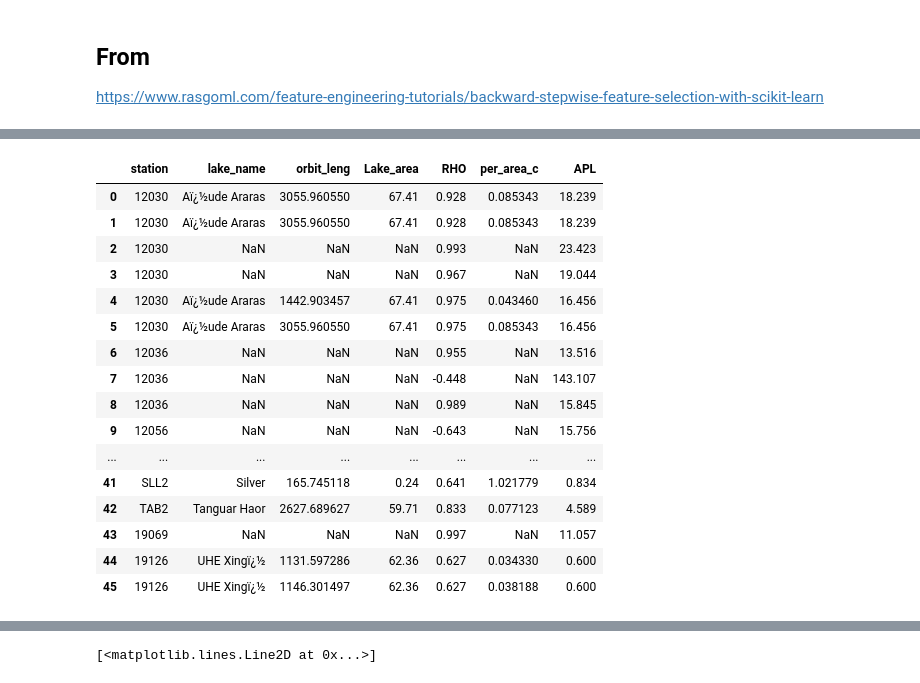
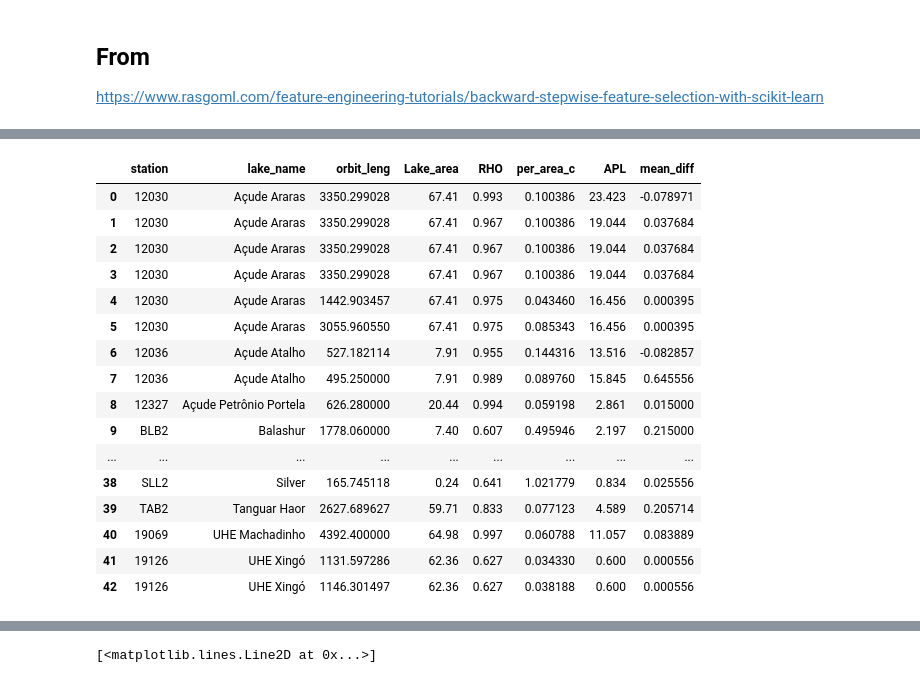
Before and after one commit to anmagomez/radar_altimetry_eval, a Jupyter notebook: src/example_importance.ipynb, the cells around one changed output, grey strips where cells are left out. Drawn from its saved outputs; the diff is of its cells as text; code cells hidden in the pictures.

```diff
--- a/src/example_importance.ipynb
+++ b/src/example_importance.ipynb
@@ -57,7 +60,7 @@ path_win='/home/angelica/Dropbox/apps/python_pychm/locss/data/area_orbits_in_lak
 
 df_shp_lenghts=gpd.read_file(path_win)
 df_shp_lenghts.head()
-path_results='../data/results/comparison__20221111_11_20.csv'
+path_results='../data/results/comparison__20221114_13_16.csv'
 
 # path_results='../data/results/comparison_ALL_20220906_16_59.csv'
 
@@ -89,4 +93,7 @@ dtale.show(df_shp_lenghts[['gauge_id','area_buffe', 'VS']])
 [interactive output not drawn]
 # %%
-df_results[['name_altis']]
+#Results that won't be included in the selection
+df_results=df_results.loc[~df_results['result_id'].isin([1,6,8, 21])]
+dtale.show(df_results)
+# df_results[['station','name_altis','RHO']]
 # %% [output]
@@ -110,9 +101,14 @@ df_results[['name_altis']]
 # %%
+
+df_results['name_altis'] = df_results['name_altis'].apply(lambda x: x.strip())
+
 df_merged=pd.merge(df_results,df_shp_lenghts, left_on='name_altis', right_on='VS', how='left')
 # df_merged=df_merged.loc[df_merged['source_x']=='LOCSS']
 # df_merged=df_merged.loc[~(df_merged['USE'].isnull())]
 # df_merged=df_merged.loc[df_merged['USE']!='N']
-df_merged.shape
+df_merged.columns#shape
 # df_merged.loc[df_merged['r2'].notna()]
-df_merged[['station','lake_name','orbit_leng','Lake_area', 'RHO', 'area_buffe']]
+# df_merged[['station','lake_name','orbit_leng','Lake_area', 'RHO', 'area_buffe']]
+df_merged=df_merged.rename(columns={'lake_name_x':'lake_name'})
+df_merged[['station','name_altis','VS','lake_name','lake_name_y','orbit_leng','Lake_area', 'RHO', 'area_buffe']].sort_values(by='station')
 # %% [output]
@@ -136,36 +142,73 @@ df_merged[['station','lake_name','orbit_leng','Lake_area', 'RHO', 'area_buffe']]
 # %%
+#fixing manually until I figure out why the merged is not working
 df_merged.loc[df_merged['station']=='CFN2','orbit_leng' ]=0
-df_merged.loc[df_merged['station']=='CFN2','lake_name' ]='Catfish'
+# df_merged.loc[df_merged['station']=='CFN2','lake_name' ]='Catfish'
 df_merged.loc[df_merged['station']=='CFN2','Lake_area' ]=3.72
 df_merged.loc[df_merged['station']=='CFN2','area_buffe' ]=0
+
 df_merged.loc[df_merged['station']=='YSL2','orbit_leng' ]=0
-df_merged.loc[df_merged['station']=='YSL2','lake_name' ]='Grays'
+# df_merged.loc[df_merged['station']=='YSL2','lake_name' ]='Grays'
 df_merged.loc[df_merged['station']=='YSL2','Lake_area' ]=0.27
 df_merged.loc[df_merged['station']=='YSL2','area_buffe' ]=0
+
+df_merged.loc[df_merged['station']=='MTN2','Lake_area' ]=159.97
+df_merged.loc[df_merged['station']=='MTN2','area_buffe' ]=16.46
+df_merged.loc[df_merged['station']=='MTN2','orbit_leng' ]=8332.24
+
+df_merged.loc[df_merged['station']=='VCN2','Lake_area' ]=159.97
+df_merged.loc[df_merged['station']=='VCN2','area_buffe' ]=16.46
+df_merged.loc[df_merged['station']=='VCN2','orbit_leng' ]=8332.24
+
+df_merged.loc[df_merged['station']=='BLB2','Lake_area' ]=7.4
+df_merged.loc[df_merged['station']=='BLB2','area_buffe' ]=3.67
+df_merged.loc[df_merged['station']=='BLB2','orbit_leng' ]=1778.06
+
+df_merged.loc[df_merged['altis']=='2234_AlTiS_TimeSeries_Sentinel-3A_0676_S4325','Lake_area' ]=8.9
+df_merged.loc[df_merged['altis']=='2234_AlTiS_TimeSeries_Sentinel-3A_0676_S4325','area_buffe' ]=1.178
+df_merged.loc[df_merged['altis']=='2234_AlTiS_TimeSeries_Sentinel-3A_0676_S4325','orbit_leng' ]=639.37
+
+df_merged.loc[df_merged['altis']=='12327_AlTiS_TimeSeries_Sentinel-3A_land_0760_S0901','Lake_area' ]=20.44
+df_merged.loc[df_merged['altis']=='12327_AlTiS_TimeSeries_Sentinel-3A_land_0760_S0901','area_buffe' ]=1.21
+df_merged.loc[df_merged['altis']=='12327_AlTiS_TimeSeries_Sentinel-3A_land_0760_S0901','orbit_leng' ]=626.28
+
+#I don't get why this doesnt work
+df_merged.loc[df_merged['altis']=='12036_AlTiS_TimeSeries_Sentinel-3B_land_0446_S0765','Lake_area' ]=7.91
+df_merged.loc[df_merged['altis']=='12036_AlTiS_TimeSeries_Sentinel-3B_land_0446_S0765','area_buffe' ]=0.71
+df_merged.loc[df_merged['altis']=='12036_AlTiS_TimeSeries_Sentinel-3B_land_0446_S0765','orbit_leng' ]=495.25
+
+#The difference with name_altis and VS is the word new
+df_merged.loc[df_merged['altis']=='19069_AlTiS_TimeSeries_Sentinel-3A_new_0190_S2751','Lake_area' ]=64.98
+df_merged.loc[df_merged['altis']=='19069_AlTiS_TimeSeries_Sentinel-3A_new_0190_S2751','area_buffe' ]=3.95
+df_merged.loc[df_merged['altis']=='19069_AlTiS_TimeSeries_Sentinel-3A_new_0190_S2751','orbit_leng' ]=4392.4
+
+df_merged.loc[df_merged['altis']=='19069_AlTiS_TimeSeries_Sentinel-3A_new_0190_S2751','Lake_area' ]=64.98
+df_merged.loc[df_merged['altis']=='19069_AlTiS_TimeSeries_Sentinel-3A_new_0190_S2751','area_buffe' ]=3.95
+df_merged.loc[df_merged['altis']=='19069_AlTiS_TimeSeries_Sentinel-3A_new_0190_S2751','orbit_leng' ]=4392.4
+
 
 #Exclude RAW2
 df_merged=df_merged.loc[df_merged['station']!='RAW2']
 df_merged['per_area_c']=df_merged['area_buffe']/df_merged['Lake_area']
 
 #Format all the names
 df_merged['lake_name']=df_merged['lake_name'].str.replace('Lake', '')
-df_merged[['station','lake_name','orbit_leng','Lake_area', 'RHO', 'per_area_c', 'APL']]
+df_merged[['station','lake_name','orbit_leng','Lake_area', 'RHO', 'per_area_c', 'APL', 'mean_diff']]
 # %% [output]
-|  | station | lake_name | orbit_leng | Lake_area | RHO | per_area_c | APL |
-| 0 | 12030 | Aï¿½ude Araras | 3055.960550 | 67.41 | 0.928 | 0.085343 | 18.239 |
-| 1 | 12030 | Aï¿½ude Araras | 3055.960550 | 67.41 | 0.928 | 0.085343 | 18.239 |
-| 2 | 12030 | NaN | NaN | NaN | 0.993 | NaN | 23.423 |
-| 3 | 12030 | NaN | NaN | NaN | 0.967 | NaN | 19.044 |
-| 4 | 12030 | Aï¿½ude Araras | 1442.903457 | 67.41 | 0.975 | 0.043460 | 16.456 |
-| 5 | 12030 | Aï¿½ude Araras | 3055.960550 | 67.41 | 0.975 | 0.085343 | 16.456 |
-| 6 | 12036 | NaN | NaN | NaN | 0.955 | NaN | 13.516 |
-| 7 | 12036 | NaN | NaN | NaN | -0.448 | NaN | 143.107 |
-| 8 | 12036 | NaN | NaN | NaN | 0.989 | NaN | 15.845 |
-| 9 | 12056 | NaN | NaN | NaN | -0.643 | NaN | 15.756 |
-| ... | ... | ... | ... | ... | ... | ... | ... |
-| 41 | SLL2 | Silver | 165.745118 | 0.24 | 0.641 | 1.021779 | 0.834 |
-| 42 | TAB2 | Tanguar Haor | 2627.689627 | 59.71 | 0.833 | 0.077123 | 4.589 |
-| 43 | 19069 | NaN | NaN | NaN | 0.997 | NaN | 11.057 |
-| 44 | 19126 | UHE Xingï¿½ | 1131.597286 | 62.36 | 0.627 | 0.034330 | 0.600 |
-| 45 | 19126 | UHE Xingï¿½ | 1146.301497 | 62.36 | 0.627 | 0.038188 | 0.600 |
+|  | station | lake_name | orbit_leng | Lake_area | RHO | per_area_c | APL | mean_diff |
+| 0 | 12030 | Açude Araras | 3350.299028 | 67.41 | 0.993 | 0.100386 | 23.423 | -0.078971 |
+| 1 | 12030 | Açude Araras | 3350.299028 | 67.41 | 0.967 | 0.100386 | 19.044 | 0.037684 |
+| 2 | 12030 | Açude Araras | 3350.299028 | 67.41 | 0.967 | 0.100386 | 19.044 | 0.037684 |
+| 3 | 12030 | Açude Araras | 3350.299028 | 67.41 | 0.967 | 0.100386 | 19.044 | 0.037684 |
+| 4 | 12030 | Açude Araras | 1442.903457 | 67.41 | 0.975 | 0.043460 | 16.456 | 0.000395 |
+| 5 | 12030 | Açude Araras | 3055.960550 | 67.41 | 0.975 | 0.085343 | 16.456 | 0.000395 |
+| 6 | 12036 | Açude Atalho | 527.182114 | 7.91 | 0.955 | 0.144316 | 13.516 | -0.082857 |
+| 7 | 12036 | Açude Atalho | 495.250000 | 7.91 | 0.989 | 0.089760 | 15.845 | 0.645556 |
+| 8 | 12327 | Açude Petrônio Portela | 626.280000 | 20.44 | 0.994 | 0.059198 | 2.861 | 0.015000 |
+| 9 | BLB2 | Balashur | 1778.060000 | 7.40 | 0.607 | 0.495946 | 2.197 | 0.215000 |
+| ... | ... | ... | ... | ... | ... | ... | ... | ... |
+| 38 | SLL2 | Silver | 165.745118 | 0.24 | 0.641 | 1.021779 | 0.834 | 0.025556 |
+| 39 | TAB2 | Tanguar Haor | 2627.689627 | 59.71 | 0.833 | 0.077123 | 4.589 | 0.205714 |
+| 40 | 19069 | UHE Machadinho | 4392.400000 | 64.98 | 0.997 | 0.060788 | 11.057 | 0.083889 |
+| 41 | 19126 | UHE Xingó | 1131.597286 | 62.36 | 0.627 | 0.034330 | 0.600 | 0.000556 |
+| 42 | 19126 | UHE Xingó | 1146.301497 | 62.36 | 0.627 | 0.038188 | 0.600 | 0.000556 |
 # %%
```
Also changed, not shown: parts of 18 cells of this notebook, 1 other file.
